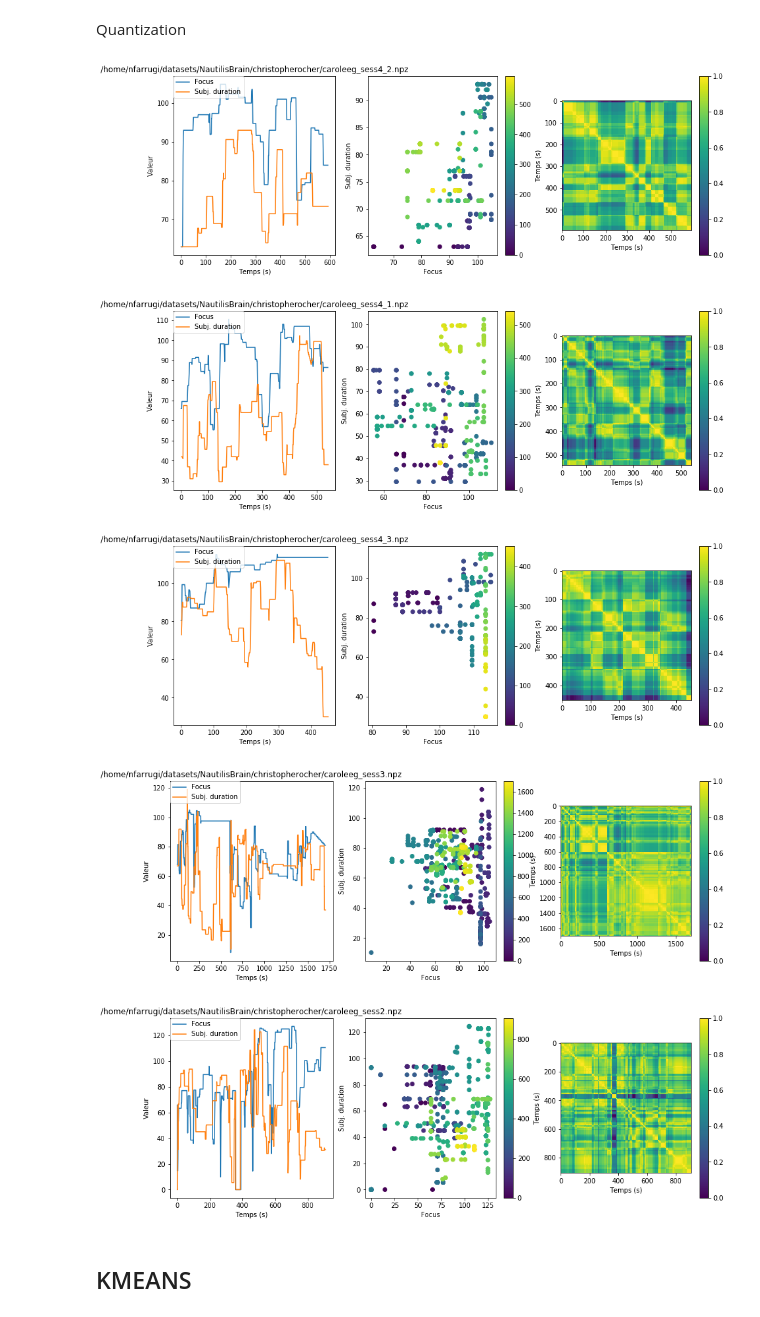
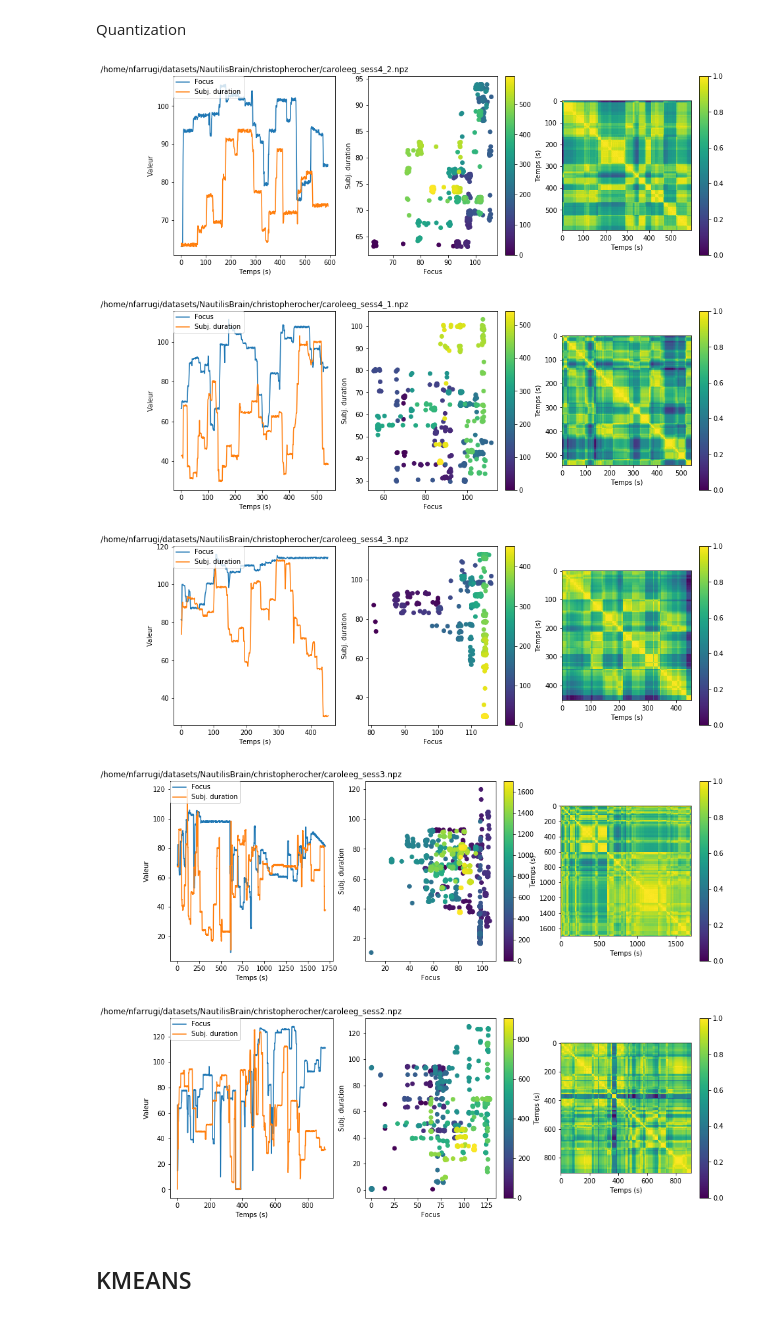
Before and after one commit to nicofarr/caroltrio_perf, a Jupyter notebook: Analysis_continuousratings.ipynb, the cells around one changed output. Drawn from its saved outputs; the diff is of its cells as text; code cells hidden in the pictures.

```diff
--- a/Analysis_continuousratings.ipynb
+++ b/Analysis_continuousratings.ipynb
@@ -38,13 +38,15 @@ for curnpz in listnpz:
 Quantization
 # %%
 from analysis import quantize
+from analysis import write_clustered_segments
 
 from sklearn.metrics.pairwise import cosine_similarity,manhattan_distances,paired_manhattan_distances
 
 
+addnoise = True
 
+allX = []
 
-addnoise = False
 for curnpz in listnpz:
     focus = np.load(curnpz)['focus']
 
@@ -63,41 +65,48 @@ for curnpz in listnpz:
         subt_q[:maxtime,1] += np.random.rand(maxtime)
 
     X = np.stack([focus_q[:maxtime,1],subt_q[:maxtime,1]]).T
+
+    allX.append(X)
+
     S = manhattan_distances(X)
 
 
 
     plt.figure(figsize=(15,5))
     plt.subplot(1,3,1)
     plt.plot(focus_q[:maxtime,0],focus_q[:maxtime,1],label="Focus")
     plt.plot(subt_q[:maxtime,0],subt_q[:maxtime,1],label="Subj. duration")
     plt.ylabel('Valeur')
     plt.xlabel('Temps (s)')
     plt.legend(loc=2, borderaxespad=0.)
     plt.title(curnpz)
 
     plt.subplot(1,3,2)
     plt.scatter(focus_q[:maxtime,1],subt_q[:maxtime,1],c=np.arange(maxtime))
     plt.xlabel('Focus')
     plt.ylabel('Subj. duration')
 
     plt.colorbar()
 
 
     plt.subplot(1,3,3)
 
     plt.imshow((np.max(S)-S)/np.max(S))
     plt.xlabel('Temps (s)')
     plt.ylabel('Temps (s)')
     plt.colorbar()
 
     plt.show()
+
+
+
+allX = np.vstack(allX)
 # %% [output]
-[figure, old version]
+[figure, new version]
-[figure, old version]
+[figure, new version]
-[figure, old version]
+[figure, new version]
-[figure, old version]
+[figure, new version]
-[figure, old version]
+[figure, new version]
 # %% [markdown]
 KMEANS
 --
```
Also changed, not shown: parts of 13 cells of this notebook, 1 other file.
